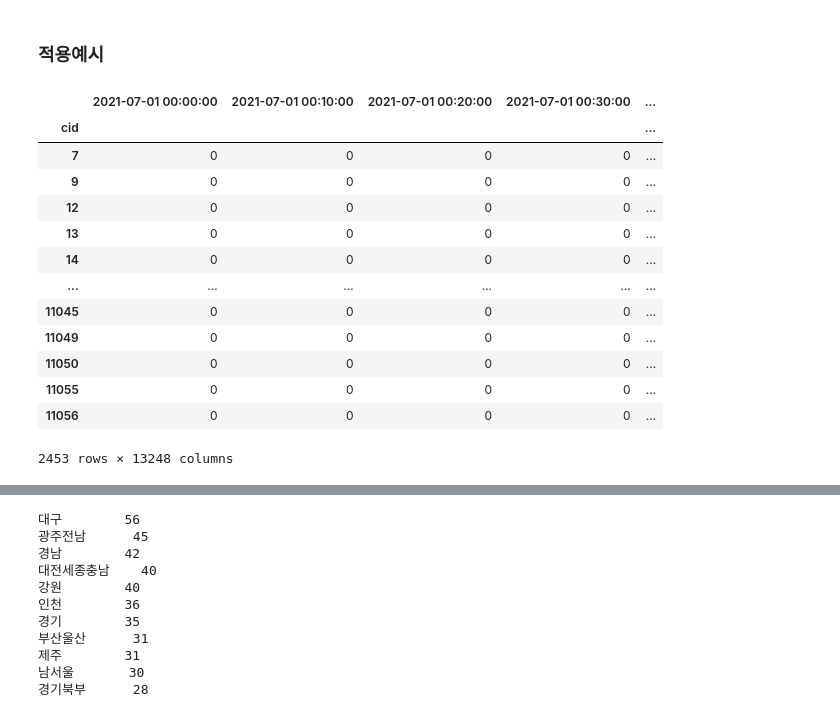
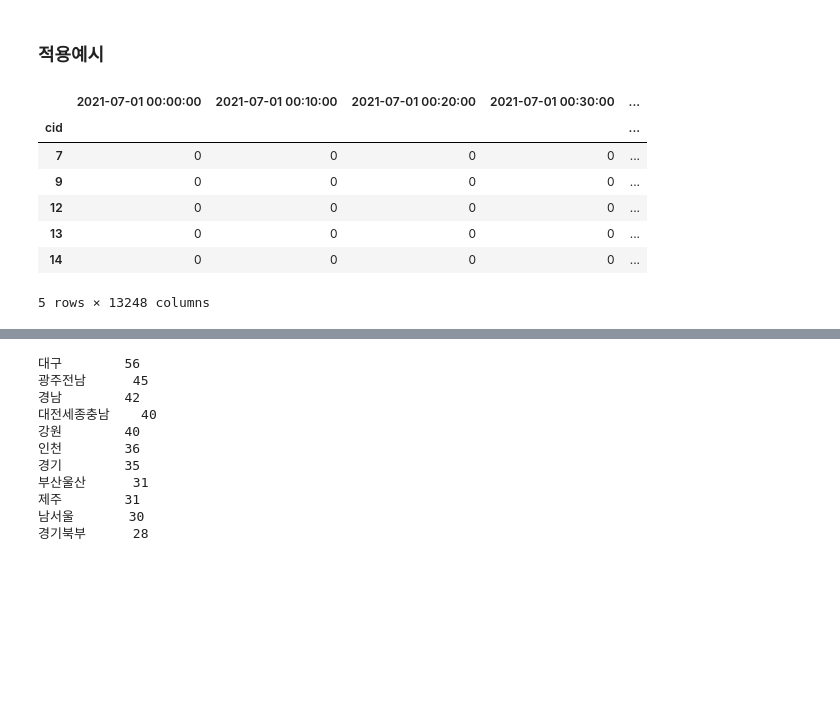
Before and after one commit to easttuna/ev-charger-occupancy-prediction, a Jupyter notebook: notebooks/preprocess_notes.ipynb, the cells around one changed output, grey strips where cells are left out. Drawn from its saved outputs; the diff is of its cells as text; code cells hidden in the pictures; blank space fills up the shorter version.

```diff
--- a/notebooks/preprocess_notes.ipynb
+++ b/notebooks/preprocess_notes.ipynb
@@ -310,20 +310,14 @@ occupancy_cls = charge.groupby('cid')[['start_time', 'finish_time']] \
 occupancy_reg = charge.groupby('cid')[['start_time', 'finish_time']] \
                   .progress_apply(lambda df: extract_occupancy_reg(df, '2021-07-01', '2021-09-30', 30))
 # %%
-occupancy_cls
+occupancy_cls.head()
 # %% [output]
 |  | 2021-07-01 00:00:00 | 2021-07-01 00:10:00 | 2021-07-01 00:20:00 | 2021-07-01 00:30:00 | ... |
 | cid |  |  |  |  | ... |
 | 7 | 0 | 0 | 0 | 0 | ... |
 | 9 | 0 | 0 | 0 | 0 | ... |
 | 12 | 0 | 0 | 0 | 0 | ... |
 | 13 | 0 | 0 | 0 | 0 | ... |
 | 14 | 0 | 0 | 0 | 0 | ... |
-| ... | ... | ... | ... | ... | ... |
-| 11045 | 0 | 0 | 0 | 0 | ... |
-| 11049 | 0 | 0 | 0 | 0 | ... |
-| 11050 | 0 | 0 | 0 | 0 | ... |
-| 11055 | 0 | 0 | 0 | 0 | ... |
-| 11056 | 0 | 0 | 0 | 0 | ... |
-2453 rows × 13248 columns
+5 rows × 13248 columns
 # %%
```
Also changed, not shown: parts of 5 cells of this notebook, 1 other file.
